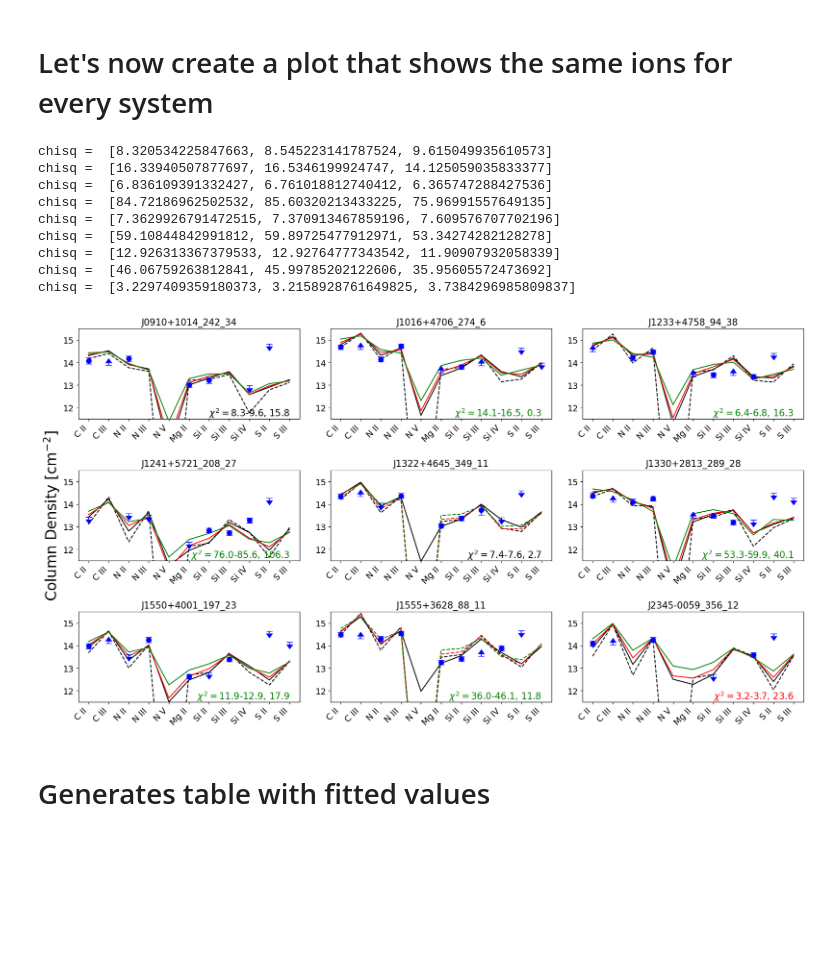
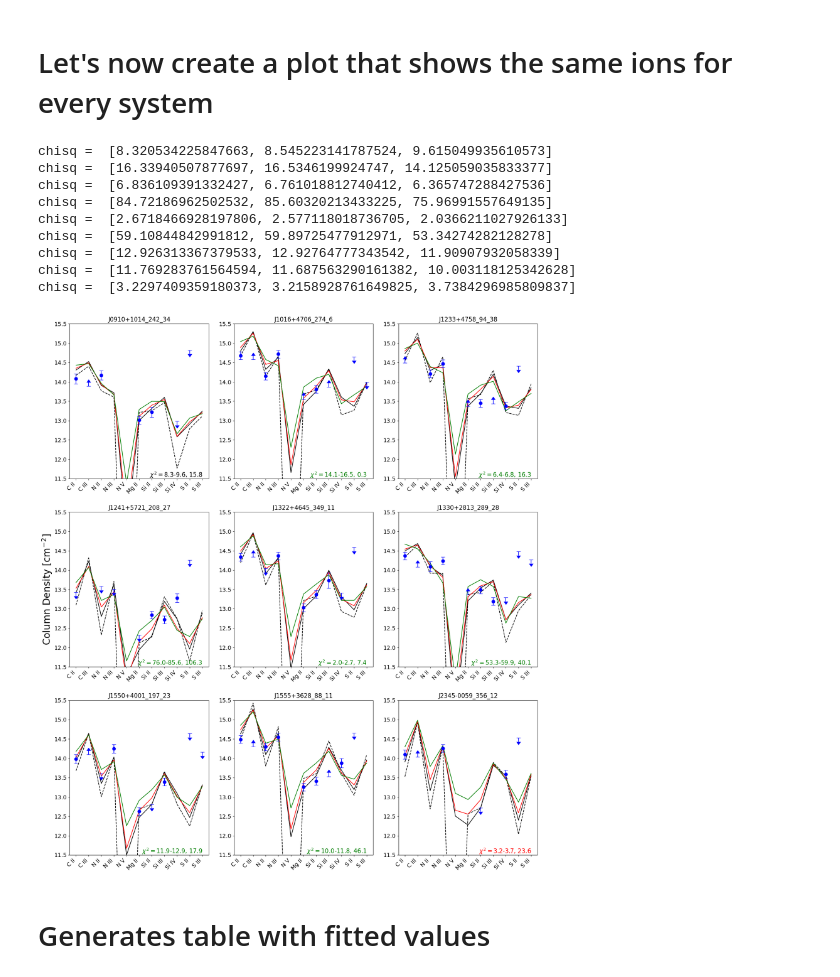
Before and after one commit to astromcquinn/Photoionization_modeling, a Jupyter notebook: fitPhotoionModels.ipynb, the cells around one changed output. Drawn from its saved outputs; the diff is of its cells as text; code cells hidden in the pictures; blank space fills up the shorter version.

```diff
--- a/fitPhotoionModels.ipynb
+++ b/fitPhotoionModels.ipynb
@@ -149,7 +149,7 @@ metalprof=ascii.read('./Werk_metal_line_profile_fits.dat')
 otherabs=ascii.read('./Werk_other_absorber_specs_YakovBlendIdenfication.dat')
 HItablelarge = ascii.read('2017-Prochaska-apjaa6007t3_ascii.txt')
 divions={}
-print(HItablelarge)
+#print(HItablelarge)
 
 #file to restructure the input files for our purposes
 def systemdict(ID,table):
@@ -182,11 +182,11 @@ def systemdict(ID,table):
 
     return [housing, constraint_count, limit_count]
 
-HItable = [[HItablelarge[:][i][0].split()[0],  float(HItablelarge[:][i][2].split()[0]), HItablelarge[:][i][1], float(HItablelarge[:][i][2].split()[0])-HItablelarge[:][i][1]] for i in range(30)]
+HItable = [[HItablelarge[:][i][0].split()[0],  float(HItablelarge[:][i][2].split()[0]), HItablelarge[:][i][1], float(HItablelarge[:][i][2].split()[0])-HItablelarge[:][i][1]] for i in range(31)]
 #HItable = [[HItablelarge[:][i][0].split()[0], HItablelarge[:][i][0].split()[5], HItablelarge[:][i][0].split()[4], HItablelarge[:][i][1], float(HItablelarge[:][i][2].split()[0])] for i in range(30)]
 #print(HItable)
-HItable  = (np.array(HItable)).reshape((30,4))
-print(HItable)
+HItable  = (np.array(HItable)).reshape((31,4))
+#print(HItable)
 
 numberofsystems = 0 #counter
 allwerksystems = []
@@ -272,7 +272,7 @@ if corrected == 0:
             Nsyst['Si III'][0] =  ''; Nsyst['Si III'][2] = 0.2
 
             print(Nsyst['H I'][-1], " Si II after = ", Nsyst['Si II'][1], " Si III after = ", Nsyst['Si III'][1])
-            ss_flag[Nsyst['H I'][-1]] = True
+            #ss_flag[Nsyst['H I'][-1]] = True
         if  Nsyst['H I'][-1] == 'J1550+4001_197_23':
             print(Nsyst['H I'][-1], " Mg II before = ", Nsyst['Mg II'][1], " C II before = ", Nsyst['C II'][1], " C III before = ", Nsyst['C III'][1]),
             Nsyst['Mg II'][1] =  12.63
@@ -281,8 +281,8 @@ if corrected == 0:
             #Nsyst['C III'][0] =  ''; Nsyst['C III'][2]=0.9
 
             print(Nsyst['H I'][-1], " Mg II after = ", Nsyst['Mg II'][1], " C II after = ", Nsyst['C II'][1], "C III after = ", Nsyst['C III'][1])
-        if  Nsyst['H I'][-1] == 'J1555+3628_88_11':
-            ss_flag[Nsyst['H I'][-1]] = True
+        #if  Nsyst['H I'][-1] == 'J1555+3628_88_11':
+        #    ss_flag[Nsyst['H I'][-1]] = True
         #if Nsyst['H I'][-1] == 'J2345-0059_356_12':
         #    ss_flag[Nsyst['H I'][-1]] = False
 
@@ -413,7 +413,7 @@ def findSmallestChisq(Nsyst, efrac_model, nHrange, p):
             logNbest = logNtot
             ibest = np.argmin(chisq_vec)
             #print("lengths = ", len(chisq_vec), len(nHrange), nHrange)
-            nHbest = (narray[nHrange == True])[ibest]
+            nHbest = (narray[nHrange == True])[ibest]['n0'].item()
 
     return [min_chisq, logNbest, ibest, nHbest, ion_name_list, p]
 
@@ -480,9 +480,9 @@ def findParameterErrors(Nsyst, efrac_model, nHrange, X):
         logHI_column = float(HItable[index, 2][0])
         dlogNHI = float(HItable[index, 3][0])
         efrac_vec = np.array(efrac_model.sel(ion='HI').values)[nrange]
-        print("nHI ", logNbest, logHI_column, efrac_vec[ibest])
+        #print("nHI ", logNbest, logHI_column, efrac_vec[ibest])
         Z = 10**logNbest/(10**logHI_column/(efrac_vec[ibest]+epsilon_ionfrac))
-        dfdn = (efrac_vec[ibest+1]-efrac_vec[ibest])/(nHarr[ibest+1] - nHarr[ibest])*nHarr[ibest]/efrac_vec[ibest]
+        dfdn = (efrac_vec[ibest+1]-efrac_vec[ibest])/(nHarr.values[ibest+1] - nHarr.values[ibest])*nHarr.values[ibest]/efrac_vec[ibest]
         dlogZ = np.sqrt(dlogN**2 +dlogNHI**2 + (dfdn*dlogn)**2)
 
     return [dlogN, dlogn, Z, dlogZ]
@@ -702,7 +702,7 @@ chisq =  [3.2297409359180373, 3.2158928761649825, 3.7384296985809837]
 
 ion_names_use = ['C II', 'C III', 'N II', 'N III', 'N V', 'Mg II', 'Si II', 'Si III', 'Si IV', 'S II', 'S III']
 
-fig, ax = plt.subplots(nrows=len(all_systems)//3, ncols=3, figsize=(18, 10))
+fig, ax = plt.subplots(nrows=len(all_systems)//3, ncols=3, figsize=(18, 20))
 
 for isys in range(len(all_systems)):
     ix = isys//3
@@ -785,36 +785,36 @@ for isys in range(len(all_systems)):
     ax[ix, iy].set_ylim(11.5, 15.5)
     ax[ix, iy].set_xticks(np.arange(len(ion_names_use)))
     ax[ix, iy].set_xticklabels(ion_names_use, rotation=45, ha='right')
     ax[ix, iy].tick_params(axis='both', labelsize=14)
 
     system_name = allwerksystems[isys]['H I'][-1] #.replace('_', '\_')
     ax[ix,iy].set_title(system_name, fontsize=15)
 
     min_index = np.argmin(chisq_arr); max_index = np.argmax(chisq_arr)
 
 
     ax[ix, iy].text(len(ion_names_use)-1, 11.5, rf'$\chi^2= ${min(chisq_arr):.1f}-{max(chisq_arr):.1f}, {chisq_other:.1f}', \
                     ha='right', va='bottom', fontsize=15, color=color_array[min_index])
 
 
     #ax.legend()
 ax[1, 0].set_ylabel('Column Density [cm$^{-2}$]')
 # Show the plot
 plt.tight_layout()
 #plt.show()
 
 plt.savefig(f'systemfits_{modelstring}.pdf')
 # %% [output]
 chisq =  [8.320534225847663, 8.545223141787524, 9.615049935610573]
 chisq =  [16.33940507877697, 16.5346199924747, 14.125059035833377]
 chisq =  [6.836109391332427, 6.761018812740412, 6.365747288427536]
 chisq =  [84.72186962502532, 85.60320213433225, 75.96991557649135]
-chisq =  [7.3629926791472515, 7.370913467859196, 7.609576707702196]
+chisq =  [2.6718466928197806, 2.577118018736705, 2.0366211027926133]
 chisq =  [59.10844842991812, 59.89725477912971, 53.34274282128278]
 chisq =  [12.926313367379533, 12.92764777343542, 11.90907932058339]
-chisq =  [46.06759263812841, 45.99785202122606, 35.95605572473692]
+chisq =  [11.769283761564594, 11.687563290161382, 10.003118125342628]
 chisq =  [3.2297409359180373, 3.2158928761649825, 3.7384296985809837]
-[figure, old version]
+[figure, new version]
 # %% [markdown]
 # Generates table with fitted values
 # %%
```
Also changed, not shown: parts of 5 cells of this notebook.
